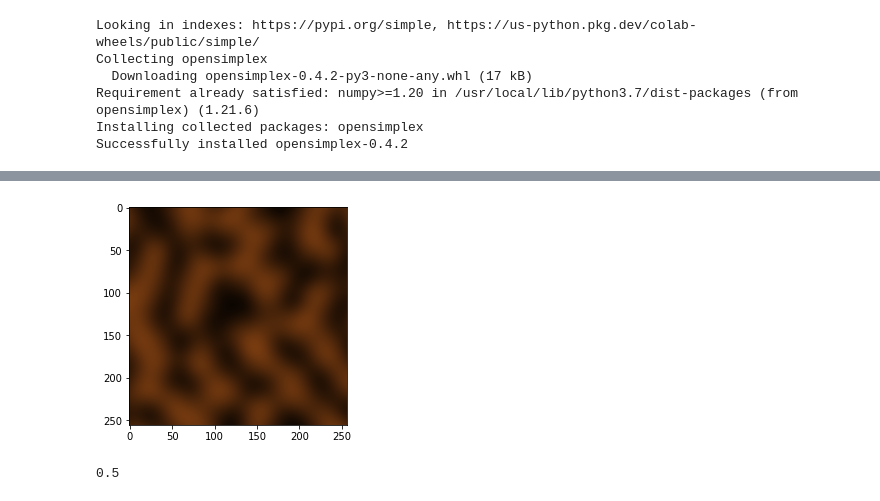
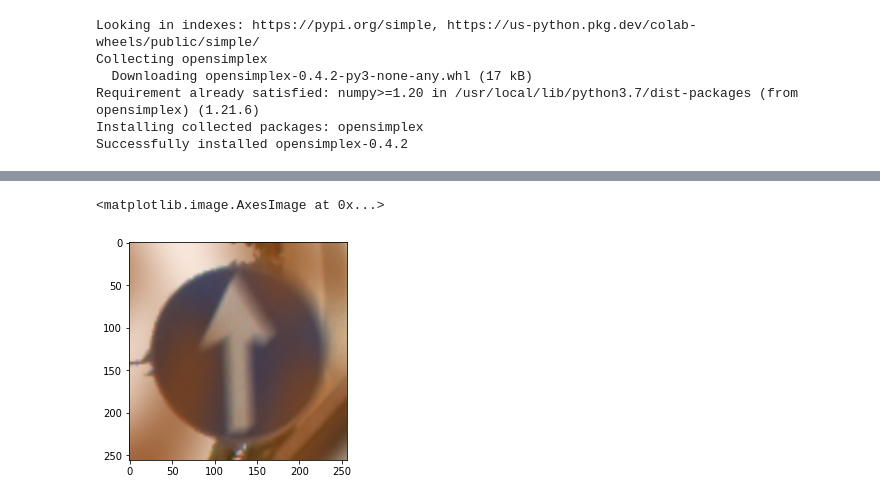
Before and after one commit to katL7/GTSRB-APS360, a Jupyter notebook: APS360_Traffic_Sign_Project.ipynb, the cells around one changed output, grey strips where cells are left out. Drawn from its saved outputs; the diff is of its cells as text; code cells hidden in the pictures.

```diff
--- a/APS360_Traffic_Sign_Project.ipynb
+++ b/APS360_Traffic_Sign_Project.ipynb
@@ -825,26 +784,25 @@ plt.imshow(s*brown)
-# %%
-s=torch.from_numpy(np.array(im)/256)
-# %%
-s = torch.from_numpy(np.full([3, 256,256], s)).permute(1,2,0)
 # %%
 def generate_simplex_noise(feature_size = 40):
   im = np.zeros([256,256])
-  for y in range(0, HEIGHT):
-      for x in range(0, WIDTH):
-          value = simplex.noise2(x / FEATURE_SIZE, y / FEATURE_SIZE)
+  for y in range(0, 256):
+      for x in range(0, 256):
+          value = opensimplex.noise2(x / feature_size, y / feature_size)
           color = (value + 1) * 0.5
           im[x,y] = color
   s = torch.from_numpy(np.full([3, 256,256], im)).permute(1,2,0)
 
-  brown_rgb = np.array([139,69,19])/256
-  brown = torch.from_numpy(np.full((256,256,3), brown_rgb))
-
-  plt.imshow(s*brown)
+  return s
-# %%
-generate_simplex_noise(feature_size = 40)
-# %% [output]
-[figure, removed]
-# %%
-128/256
-# %% [output]
-0.5
+# %%
+def get_simplex_dirt(s):
+  brown_rgb = np.array([139,69,19])/256
+  brown = torch.from_numpy(np.full((256,256,3), brown_rgb))
+
+  plt.imshow(s*brown)
+  return brown*0.1 +0.9 *s*brown
+# %%
+s = generate_simplex_noise(feature_size = 100)
+dirt = get_simplex_dirt(s)
+plt.imshow(img[0].permute(1,2,0)*(1-s) + dirt)
+# %% [output]
+<matplotlib.image.AxesImage at 0x...>
+[figure, added]
```
Also changed, not shown: parts of 42 cells of this notebook.
